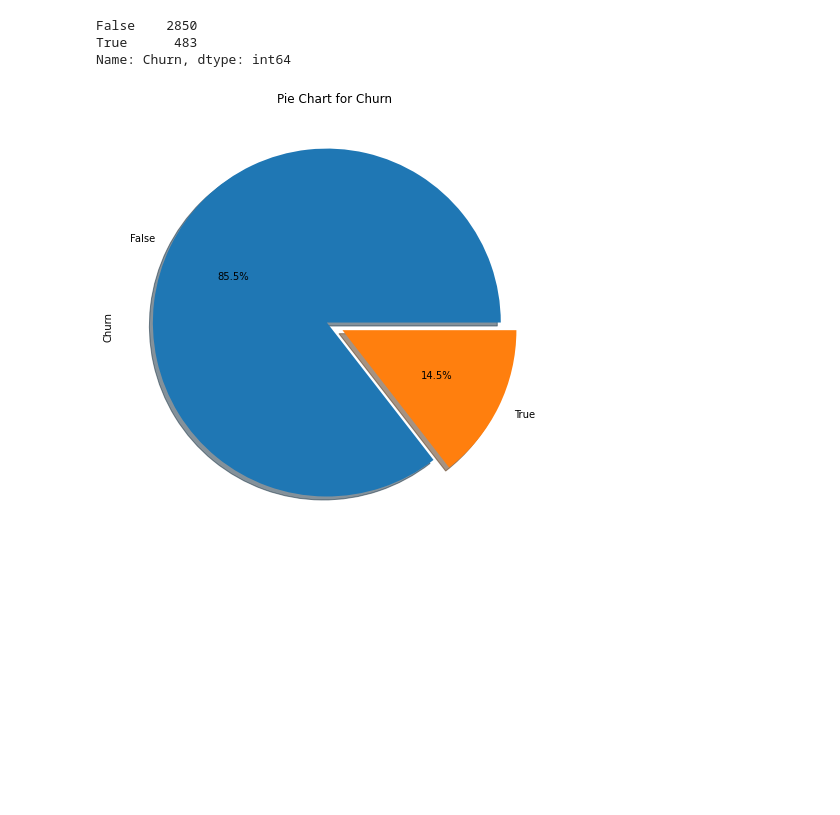
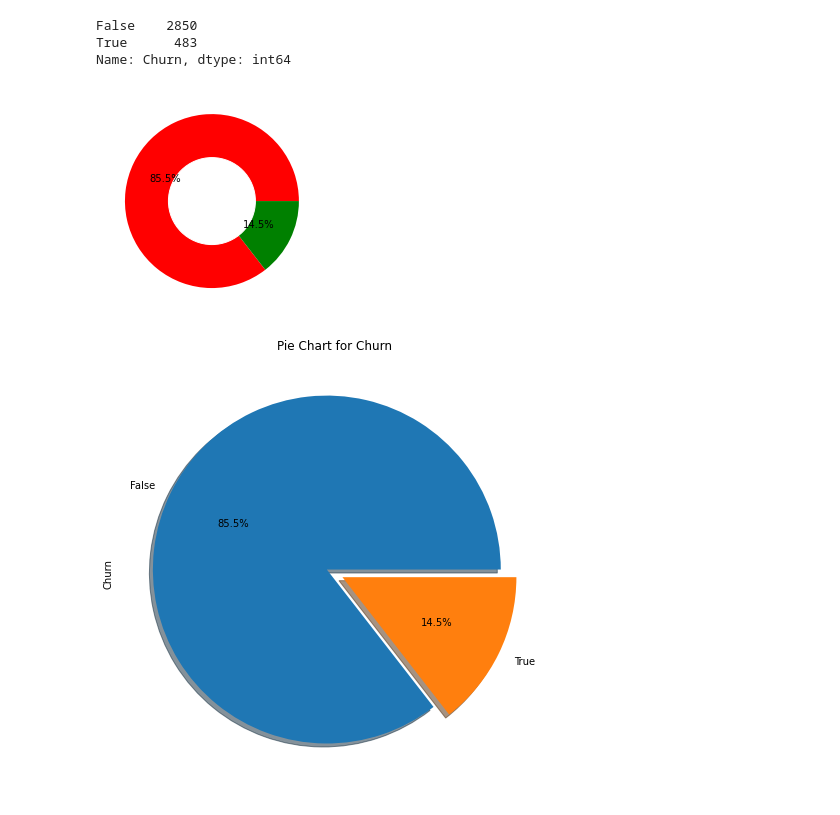
Before and after one commit to BalaramPanigrahy/Project-1---EDA-Telecom-Churn-Analysis, a Jupyter notebook: Telecom_Churn_Analysis_Capstone_Project.ipynb, the cells around one changed output. Saved outputs shown, nothing was run; the diff lists cells and outputs as text; code cells hidden in the pictures; blank space fills up the shorter version.

```diff
--- a/Telecom_Churn_Analysis_Capstone_Project.ipynb
+++ b/Telecom_Churn_Analysis_Capstone_Project.ipynb
@@ -131,6 +131,22 @@ print(telecom_df.Churn.value_counts())
 False    2850
 True      483
 Name: Churn, dtype: int64
+# %%
+# Create a circle at the center of
+# the plot
+my_circle = plt.Circle((0, 0), 0.5, color='white')
+
+# Give color names
+plt.pie(telecom_df['Churn'].value_counts(),autopct='%1.1f%%',
+        colors=['red', 'green'])
+
+p = plt.gcf()
+p.gca().add_artist(my_circle)
+
+# Show the graph
+plt.show()
+# %% [output]
+[figure, added]
 # %%
 #To get the pie chart to analyze churn
 telecom_df ['Churn'].value_counts().plot.pie(explode=[0.05,0.05], autopct='%1.1f%%', shadow=True, figsize=(8,8))
```
